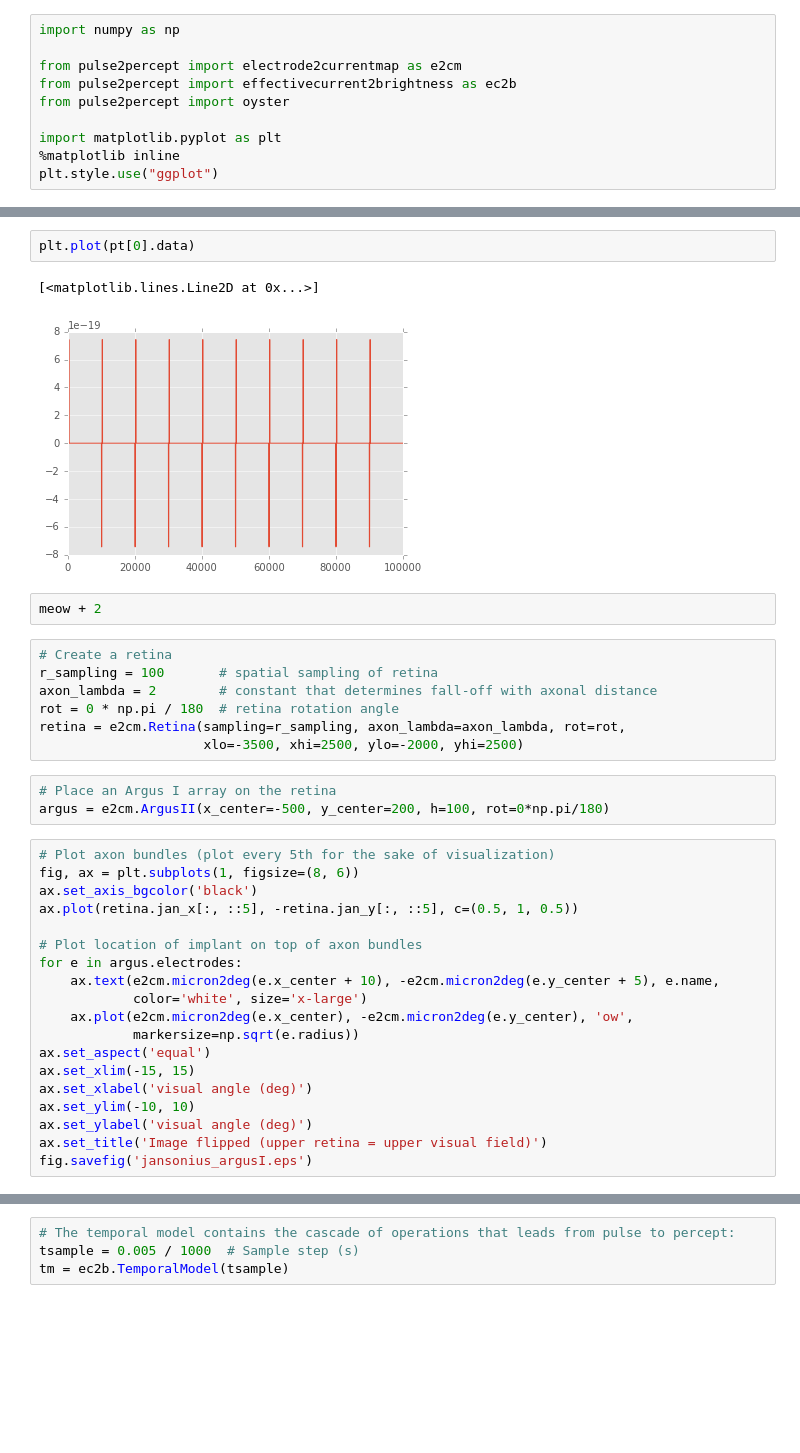
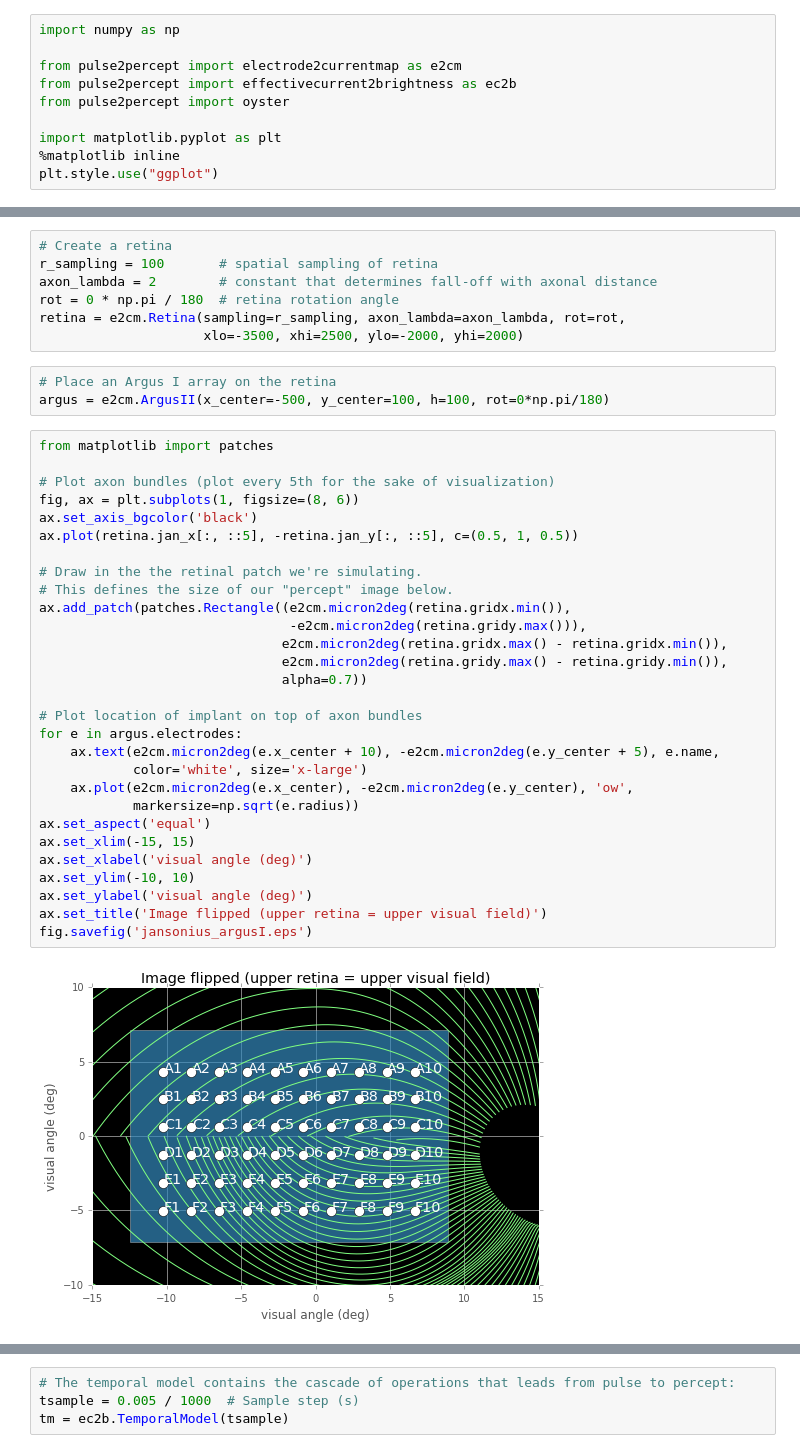
Before and after one commit to pulse2percept/pulse2percept, a Jupyter notebook: examples/notebooks/0.1-image2percept.ipynb, the cells around one changed output, grey strips where cells are left out. Saved outputs shown, nothing was run; the diff lists cells and outputs as text; blank space fills up the shorter version.

Commit message:
fix image2percept when contrast is not normalized; finish testing

```diff
--- a/examples/notebooks/0.1-image2percept.ipynb
+++ b/examples/notebooks/0.1-image2percept.ipynb
@@ -48,36 +11,41 @@ plt.matshow(np.array([p.data.max() for p in pt]).reshape((4, 4)))
-# %%
-plt.plot(pt[0].data)
-# %% [output]
-[<matplotlib.lines.Line2D at 0x...>]
-[figure, removed]
-# %%
-meow + 2
 # %%
 # Create a retina
 r_sampling = 100       # spatial sampling of retina
 axon_lambda = 2        # constant that determines fall-off with axonal distance
 rot = 0 * np.pi / 180  # retina rotation angle
 retina = e2cm.Retina(sampling=r_sampling, axon_lambda=axon_lambda, rot=rot,
-                     xlo=-3500, xhi=2500, ylo=-2000, yhi=2500)
+                     xlo=-3500, xhi=2500, ylo=-2000, yhi=2000)
 # %%
 # Place an Argus I array on the retina
-argus = e2cm.ArgusII(x_center=-500, y_center=200, h=100, rot=0*np.pi/180)
+argus = e2cm.ArgusII(x_center=-500, y_center=100, h=100, rot=0*np.pi/180)
 # %%
+from matplotlib import patches
+
 # Plot axon bundles (plot every 5th for the sake of visualization)
 fig, ax = plt.subplots(1, figsize=(8, 6))
 ax.set_axis_bgcolor('black')
 ax.plot(retina.jan_x[:, ::5], -retina.jan_y[:, ::5], c=(0.5, 1, 0.5))
+
+# Draw in the the retinal patch we're simulating.
+# This defines the size of our "percept" image below.
+ax.add_patch(patches.Rectangle((e2cm.micron2deg(retina.gridx.min()),
+                                -e2cm.micron2deg(retina.gridy.max())),
+                               e2cm.micron2deg(retina.gridx.max() - retina.gridx.min()),
+                               e2cm.micron2deg(retina.gridy.max() - retina.gridy.min()),
+                               alpha=0.7))
 
 # Plot location of implant on top of axon bundles
 for e in argus.electrodes:
     ax.text(e2cm.micron2deg(e.x_center + 10), -e2cm.micron2deg(e.y_center + 5), e.name,
             color='white', size='x-large')
     ax.plot(e2cm.micron2deg(e.x_center), -e2cm.micron2deg(e.y_center), 'ow',
             markersize=np.sqrt(e.radius))
 ax.set_aspect('equal')
 ax.set_xlim(-15, 15)
 ax.set_xlabel('visual angle (deg)')
 ax.set_ylim(-10, 10)
 ax.set_ylabel('visual angle (deg)')
 ax.set_title('Image flipped (upper retina = upper visual field)')
 fig.savefig('jansonius_argusI.eps')
+# %% [output]
+[figure, added]
```
Also changed, not shown: parts of 16 cells of this notebook, 2 other files.
